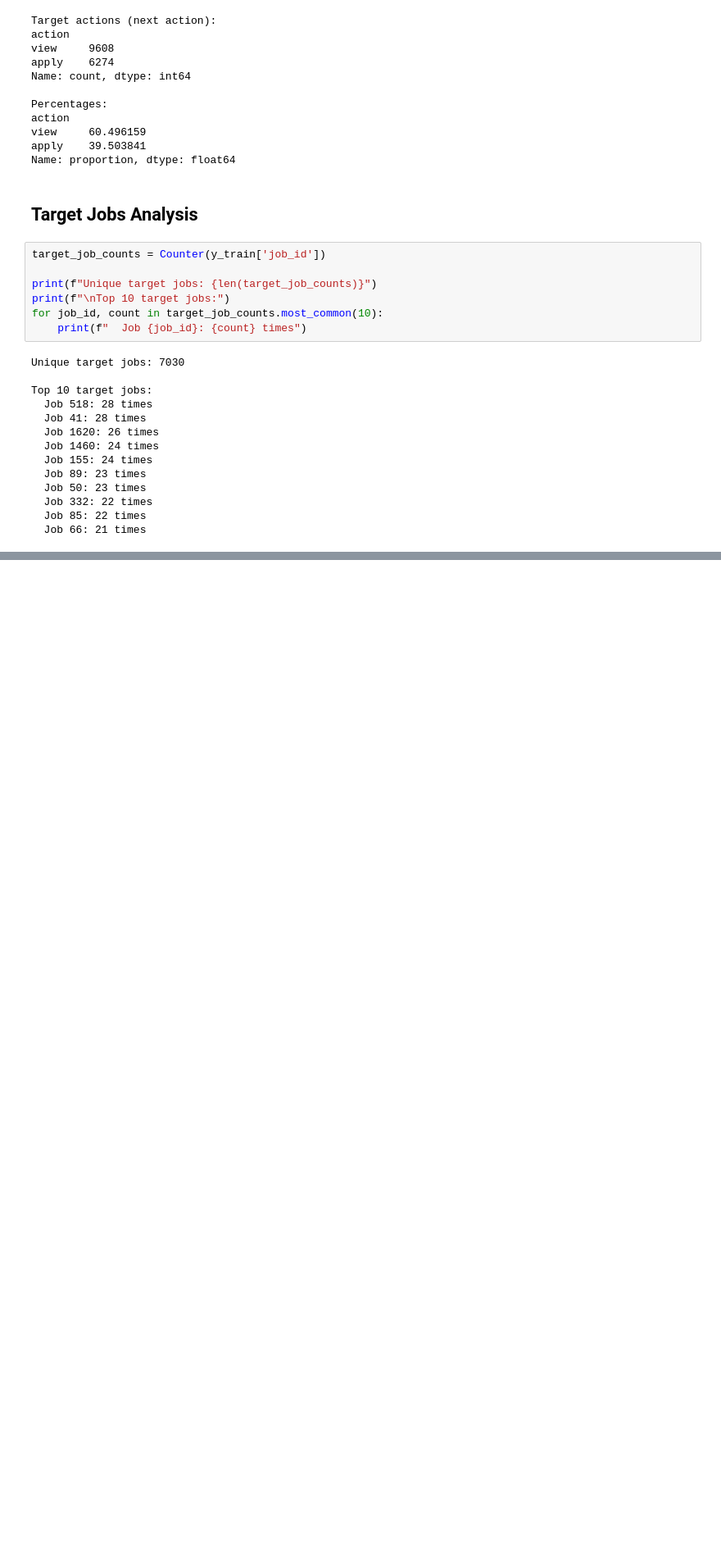
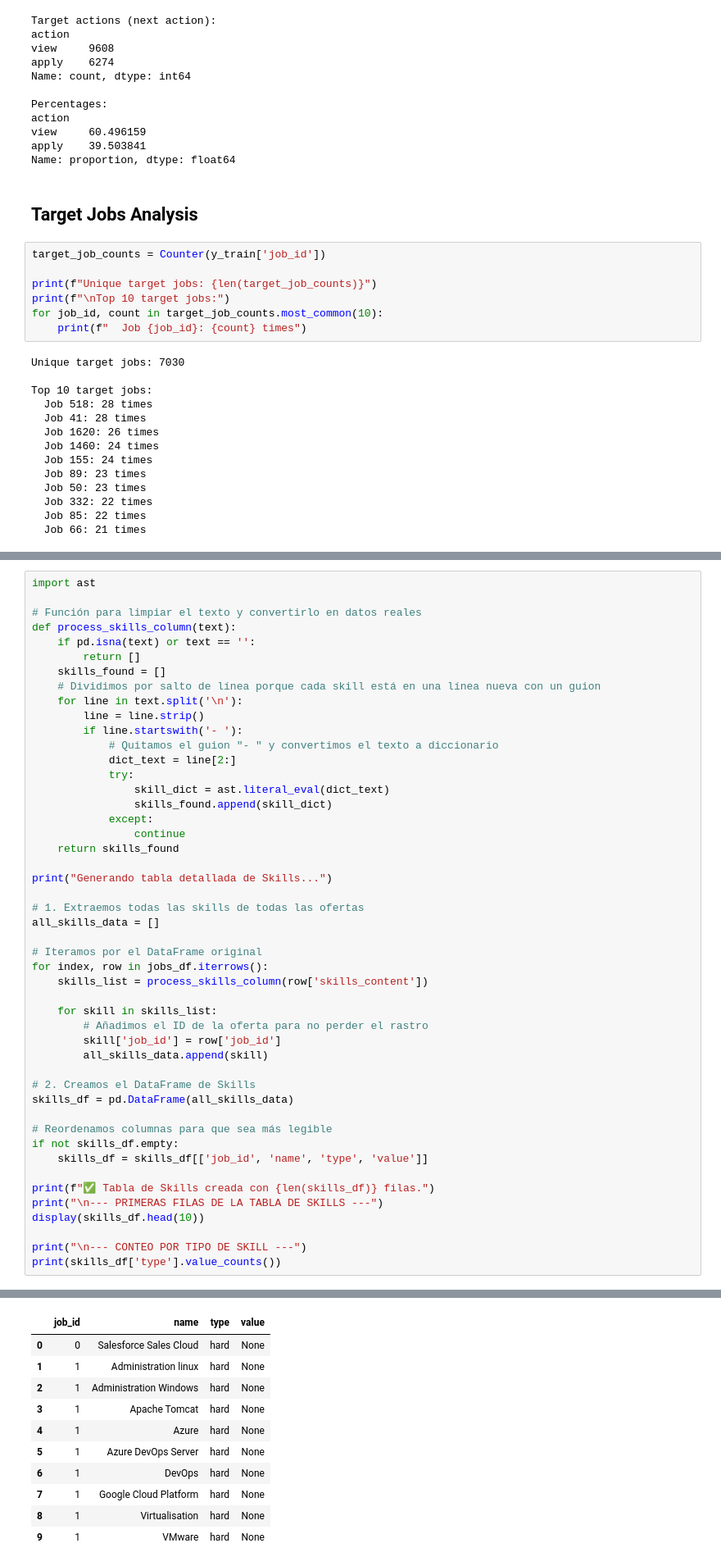
Before and after one commit to alecacerestel/Competition_G12_AML, a Jupyter notebook: notebooks/01_exploration.ipynb, the cells around one changed output, grey strips where cells are left out. Shown at 82% size. Drawn from its saved outputs; the diff is of its cells as text; blank space fills up the shorter version.

```diff
--- a/notebooks/01_exploration.ipynb
+++ b/notebooks/01_exploration.ipynb
@@ -181,0 +406,49 @@ Top 10 target jobs:
+# %%
+import ast
+
+# Función para limpiar el texto y convertirlo en datos reales
+def process_skills_column(text):
+    if pd.isna(text) or text == '':
+        return []
+    skills_found = []
+    # Dividimos por salto de línea porque cada skill está en una línea nueva con un guion
+    for line in text.split('\n'):
+        line = line.strip()
+        if line.startswith('- '):
+            # Quitamos el guion "- " y convertimos el texto a diccionario
+            dict_text = line[2:]
+            try:
+                skill_dict = ast.literal_eval(dict_text)
+                skills_found.append(skill_dict)
+            except:
+                continue
+    return skills_found
+
+print("Generando tabla detallada de Skills...")
+
+# 1. Extraemos todas las skills de todas las ofertas
+all_skills_data = []
+
+# Iteramos por el DataFrame original
+for index, row in jobs_df.iterrows():
+    skills_list = process_skills_column(row['skills_content'])
+
+    for skill in skills_list:
+        # Añadimos el ID de la oferta para no perder el rastro
+        skill['job_id'] = row['job_id']
+        all_skills_data.append(skill)
+
+# 2. Creamos el DataFrame de Skills
+skills_df = pd.DataFrame(all_skills_data)
+
+# Reordenamos columnas para que sea más legible
+if not skills_df.empty:
+    skills_df = skills_df[['job_id', 'name', 'type', 'value']]
+
+print(f"✅ Tabla de Skills creada con {len(skills_df)} filas.")
+print("\n--- PRIMERAS FILAS DE LA TABLA DE SKILLS ---")
+display(skills_df.head(10))
+
+print("\n--- CONTEO POR TIPO DE SKILL ---")
+print(skills_df['type'].value_counts())
+# %% [output]
@@ -181,0 +459,11 @@ Top 10 target jobs:
+|  | job_id | name | type | value |
+| 0 | 0 | Salesforce Sales Cloud | hard | None |
+| 1 | 1 | Administration linux | hard | None |
+| 2 | 1 | Administration Windows | hard | None |
+| 3 | 1 | Apache Tomcat | hard | None |
+| 4 | 1 | Azure | hard | None |
+| 5 | 1 | Azure DevOps Server | hard | None |
+| 6 | 1 | DevOps | hard | None |
+| 7 | 1 | Google Cloud Platform | hard | None |
+| 8 | 1 | Virtualisation | hard | None |
+| 9 | 1 | VMware | hard | None |
```
Also changed, not shown: parts of 8 cells of this notebook, 1 other file.
